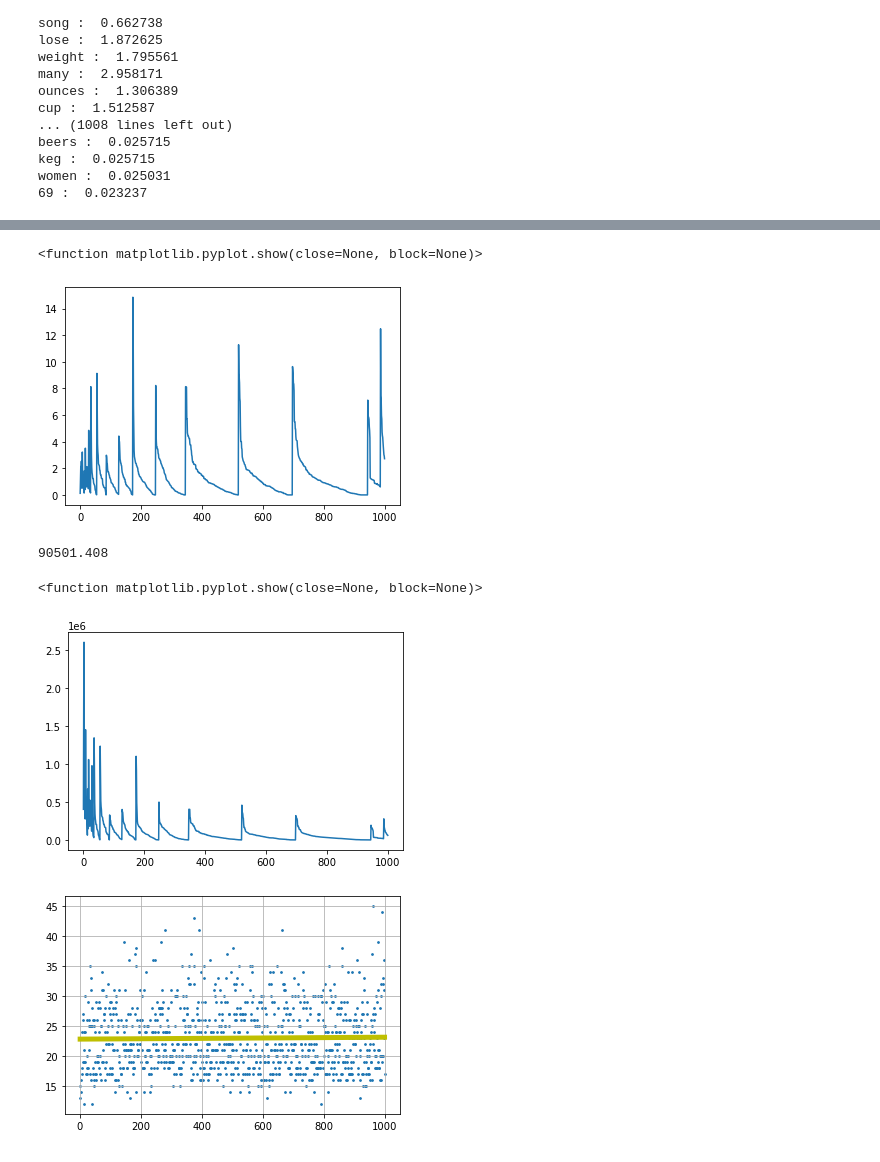
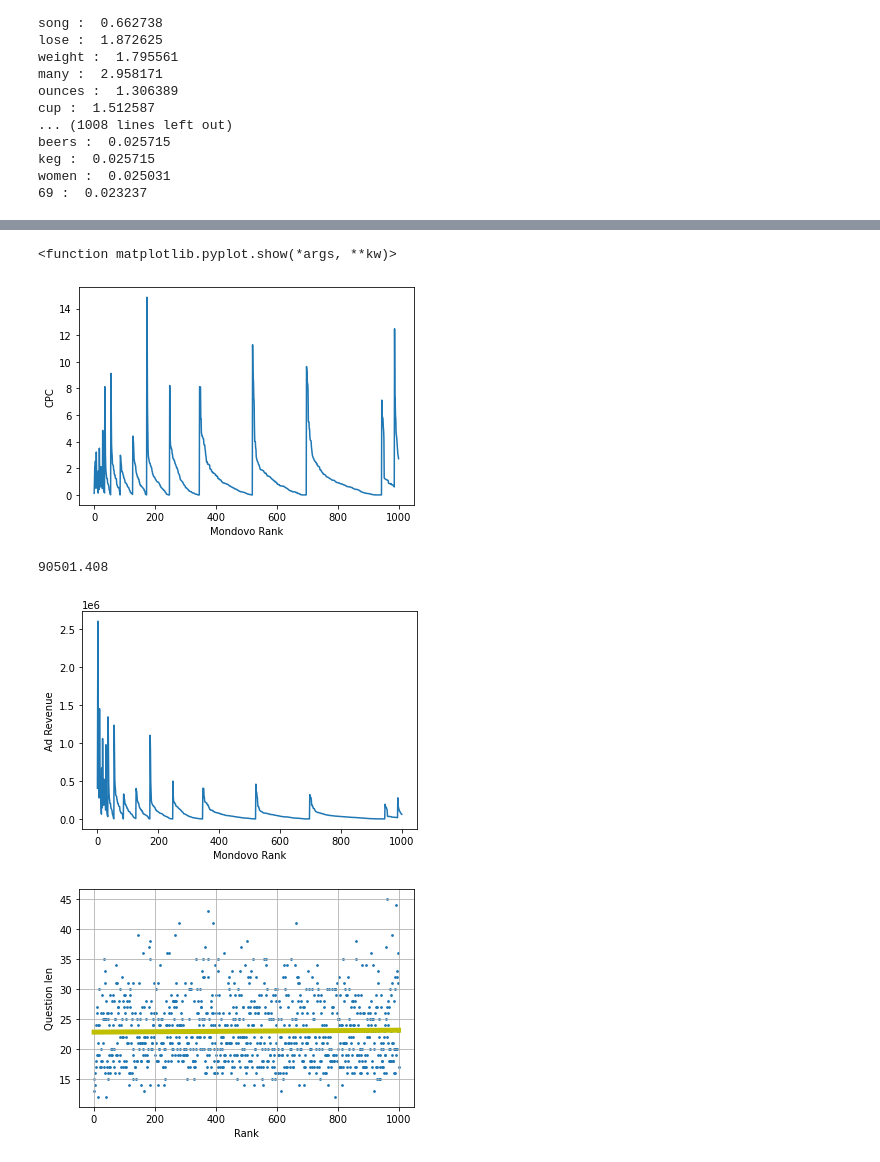
Before and after one commit to MrMcCarthy23/DataScienceProj_1, a Jupyter notebook: Import-Clean-EDA.ipynb, the cells around one changed output, grey strips where cells are left out. Drawn from its saved outputs; the diff is of its cells as text; code cells hidden in the pictures.

Commit message:
added a graph

```diff
--- a/Import-Clean-EDA.ipynb
+++ b/Import-Clean-EDA.ipynb
@@ -256,5 +287,5 @@ for elt in range(len(df['MinMax'])):
 # %%
-#correlation between CPC and rank?
+#correlation between CPC and Mondovo rank?
 #by plotting the CPC we have the rank built into the graph already
 #from the graph there is an interesting spiking pattern but there does not
 #seem to be a positive or negative relation for the CPC based on rank.
@@ -262,8 +293,10 @@ for elt in range(len(df['MinMax'])):
 #values until the next spike are curious. I wonder if this has to do with the
 #methodology of the data source's ranking system
 plt.plot(df['Global CPC'])
+plt.xlabel('Mondovo Rank')
+plt.ylabel('CPC')
 plt.show
 # %% [output]
-<function matplotlib.pyplot.show(close=None, block=None)>
+<function matplotlib.pyplot.show(*args, **kw)>
-[figure, old version]
+[figure, new version]
 # %%
@@ -280,21 +311,32 @@ print(df['ad_rev'].mean())
 #even with the CPC spikes seen before, the shear numbers of the higer ranked questions
 #have produced more ad revenue.
 plt.plot(df['ad_rev'])
+plt.xlabel('Mondovo Rank')
+plt.ylabel('Ad Revenue')
 plt.show
+plt.savefig('C:/Users/mark1/CS-697AK Final Project/DataScienceProj_1/Mondrank_Adrev.svg')
 # %% [output]
-<function matplotlib.pyplot.show(close=None, block=None)>
-[figure, old version]
+[figure, new version]
 # %%
 #correlation between question length and rank?
 #from the graph of the fitting line, there seems to be no correlation between the
 #length of the question and the rank.
 
+#store the length of each question
 question_len = df['Questions'].apply(lambda x: len(x))
 
+#used numpy polyfit method to obtain a line of best fit
 m,b = np.polyfit(df['Rank'],question_len,1)
+
+#plot each question by rank and question len
 plt.scatter(df['Rank'],question_len, s = 3)
+
+#plot the line of best fit
 plt.plot(df['Rank'], m*df['Rank']+b,'y',linewidth = 5)
+
+plt.xlabel('Rank')
+plt.ylabel('Question len')
 plt.grid()
 plt.show()
 # %% [output]
-[figure, old version]
+[figure, new version]
```
Also changed, not shown: parts of 16 cells of this notebook.
